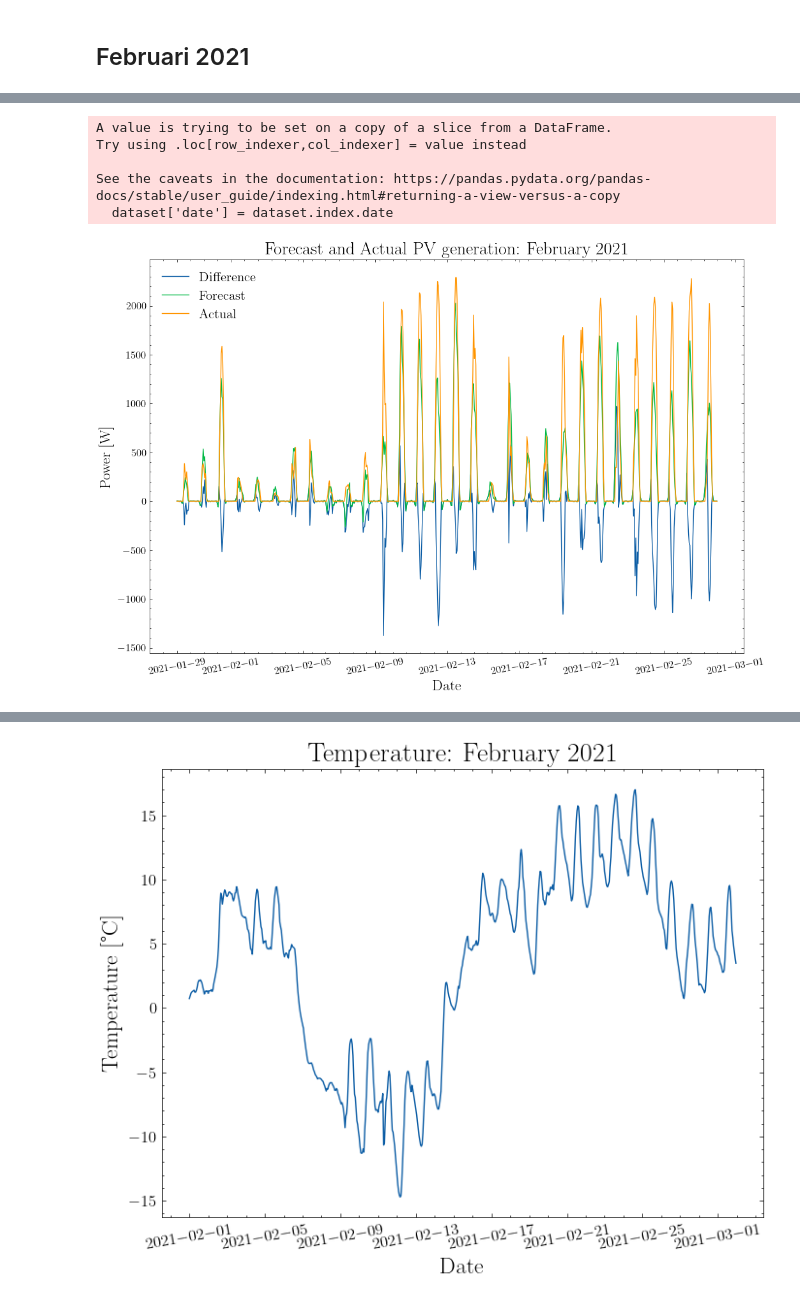
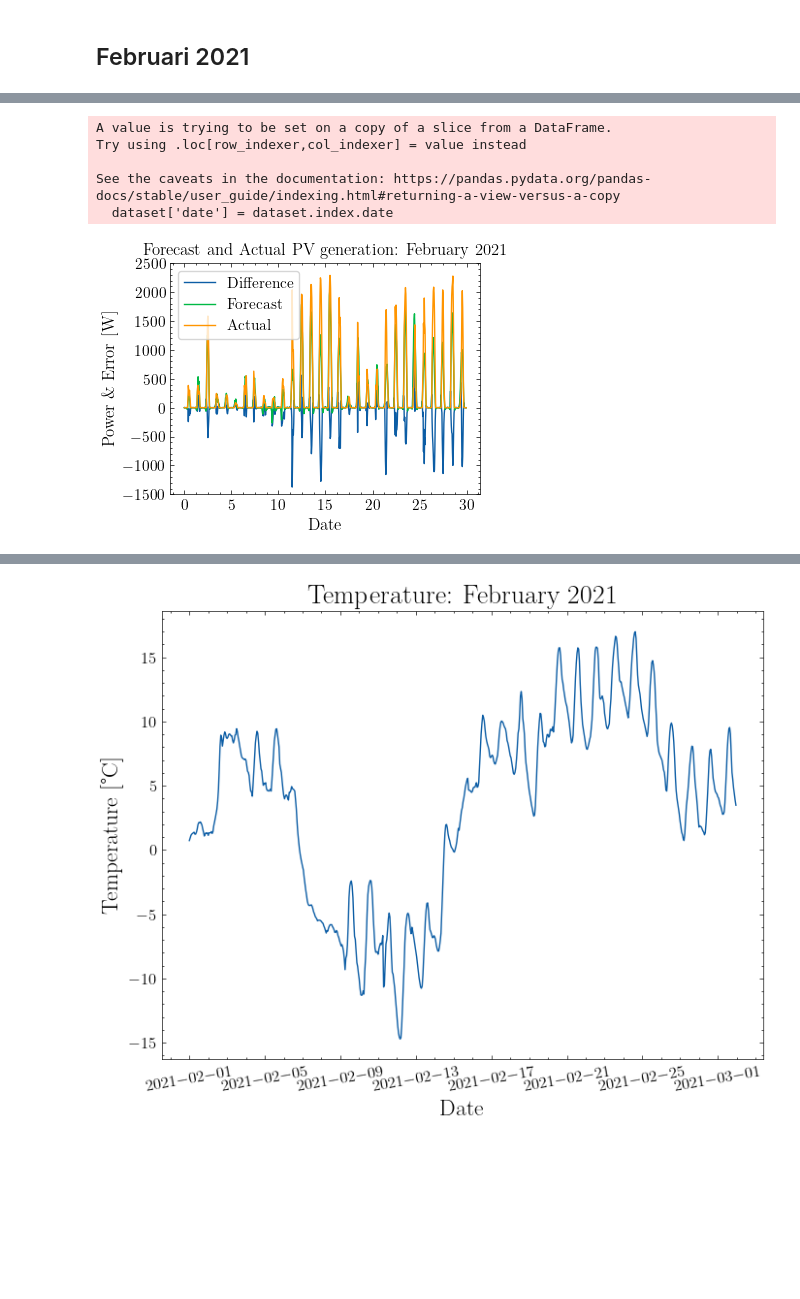
Before and after one commit to RobbeVDE/SolNet-2, a Jupyter notebook: performance_analysis.ipynb, the cells around one changed output, grey strips where cells are left out. Saved outputs shown, nothing was run; the diff lists cells and outputs as text; code cells hidden in the pictures; blank space fills up the shorter version.

```diff
--- a/performance_analysis.ipynb
+++ b/performance_analysis.ipynb
@@ -86,22 +121,23 @@ with open(f"DA_forecasts/DA_0_0", 'rb') as f:
 month = 9
 _,_,eval_data =data_handeler(installation_int, "nwp", "nwp", "nwp", transform = False)
 power = eval_data['P']
+days=30
 feb_DA_forecast = DA_forecast.iloc[(month*30+0)*24:((month+0)*30+30)*24] #(30 days *24
-feb_power = power.iloc[(month*30+0)*24:((month+0)*30+30)*24] ###CHANGE BACK TO  31
+feb_power = power.iloc[(month*30+1)*24:((month+0)*30+31)*24] ###CHANGE BACK TO  31
 # plt.plot(range(len(DA_forecast.index)),DA_forecast, label="Forecast")
 # plt.plot(range(len(DA_forecast.index)),power, label="Actual")
 substr = (feb_DA_forecast-feb_power)
-plt.figure(figsize=(12,8))
-plt.plot(substr, label = "Difference")
-plt.plot(feb_DA_forecast, label = "Forecast")
-plt.plot(feb_power, label="Actual")
-plt.ylabel("Power [W]", fontsize=17)
-plt.xlabel("Date", fontsize=17)
-plt.xticks(fontsize=12, rotation=10)
-plt.yticks(fontsize=12)
-
-plt.title("Forecast and Actual PV generation: February 2021", fontsize=20)
-plt.legend(fontsize=15)
+plt.figure(figsize=(4,3))
+plt.plot(range(days*24),substr, label = "Difference")
+plt.plot(range(days*24),feb_DA_forecast, label = "Forecast")
+plt.plot(range(days*24),feb_power, label="Actual")
+plt.ylabel(r"Power \& Error [W]", fontsize=12)
+plt.xlabel("Date", fontsize=12)
+plt.xticks(24*np.arange(0,days+1,5), labels=np.arange(0,days+1,5),fontsize=11, rotation=0)
+plt.yticks(fontsize=11)
+plt.ylim([-1500,2500])
+plt.title("Forecast and Actual PV generation: February 2021", fontsize=12)
+plt.legend(fontsize=11, frameon=True)
 plt.savefig("Figures/evaluation/febr2021/PV", dpi=200)
 # %% [output]
 Not in Colab environment: Using .pkl files
@@ -108,9 +160,9 @@ Not in Colab environment: Using .pkl files
 A value is trying to be set on a copy of a slice from a DataFrame.
 Try using .loc[row_indexer,col_indexer] = value instead
 
 See the caveats in the documentation: https://pandas.pydata.org/pandas-docs/stable/user_guide/indexing.html#returning-a-view-versus-a-copy
   dataset['date'] = dataset.index.date
-[figure, old version]
+[figure, new version]
 # %%
 with open(f"DA_forecasts/DA_0_0", 'rb') as f:
     DA_forecast = pickle.load(f)
```
Also changed, not shown: parts of 7 cells of this notebook, 21 other files.
